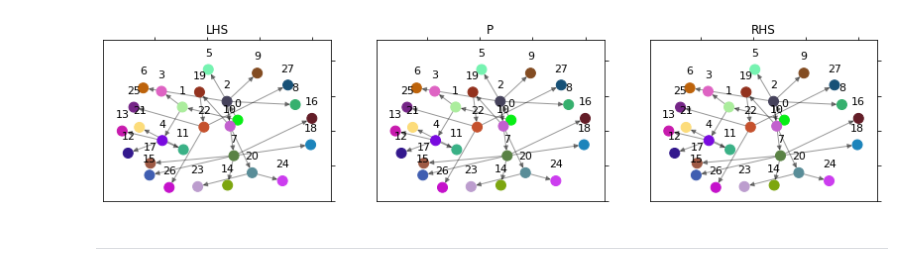
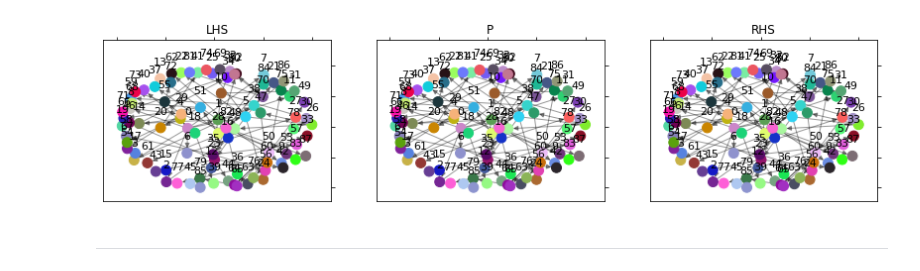
Before and after one commit to the-sea-ink/data-science-pipelines, a Jupyter notebook: testing_notebook.ipynb, the cells around one changed output. Drawn from its saved outputs; the diff is of its cells as text; code cells hidden in the pictures.

```diff
--- a/testing_notebook.ipynb
+++ b/testing_notebook.ipynb
@@ -11,13 +11,14 @@ import parser_test
 # %%
-code = Python.code_2
+code = Python.code_3
 # %%
 language = "python"
-parsed_ast = parser_test.parse(language, code)
-G = graph_builder.bfs_tree_traverser(parsed_ast)
+parsed_ast = parse(language, code)
+G = bfs_tree_traverser(parsed_ast)
+parsed_json = G.to_json()
 rule = Rule.from_transform(G)
 plot_rule(rule)
 # %% [output]
-[figure, old version]
+[figure, new version]
 # %% [markdown]
 --------------------------------------
 # %% [markdown]
```
Also changed, not shown: parts of 43 cells of this notebook, 7 other files.
